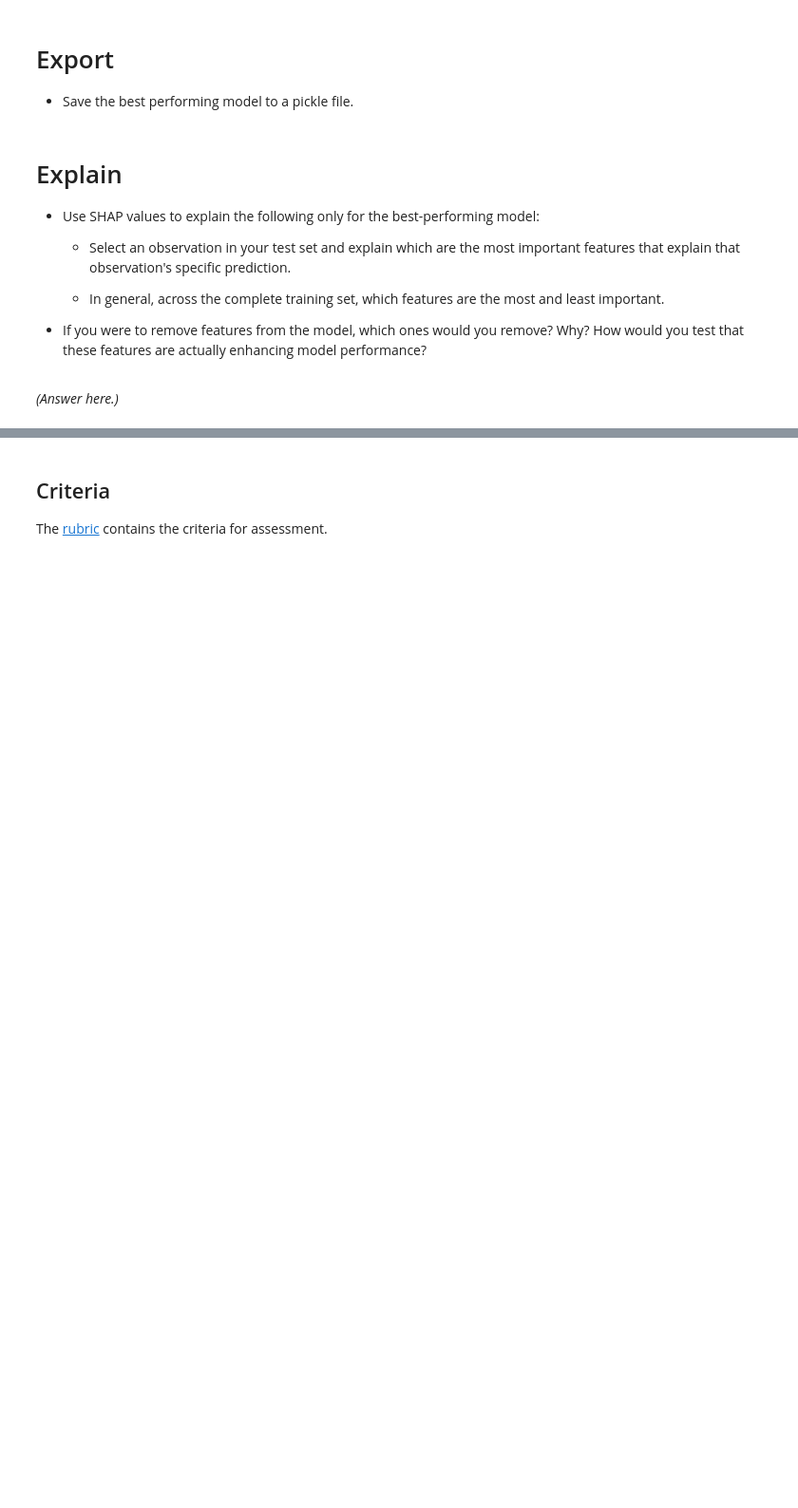
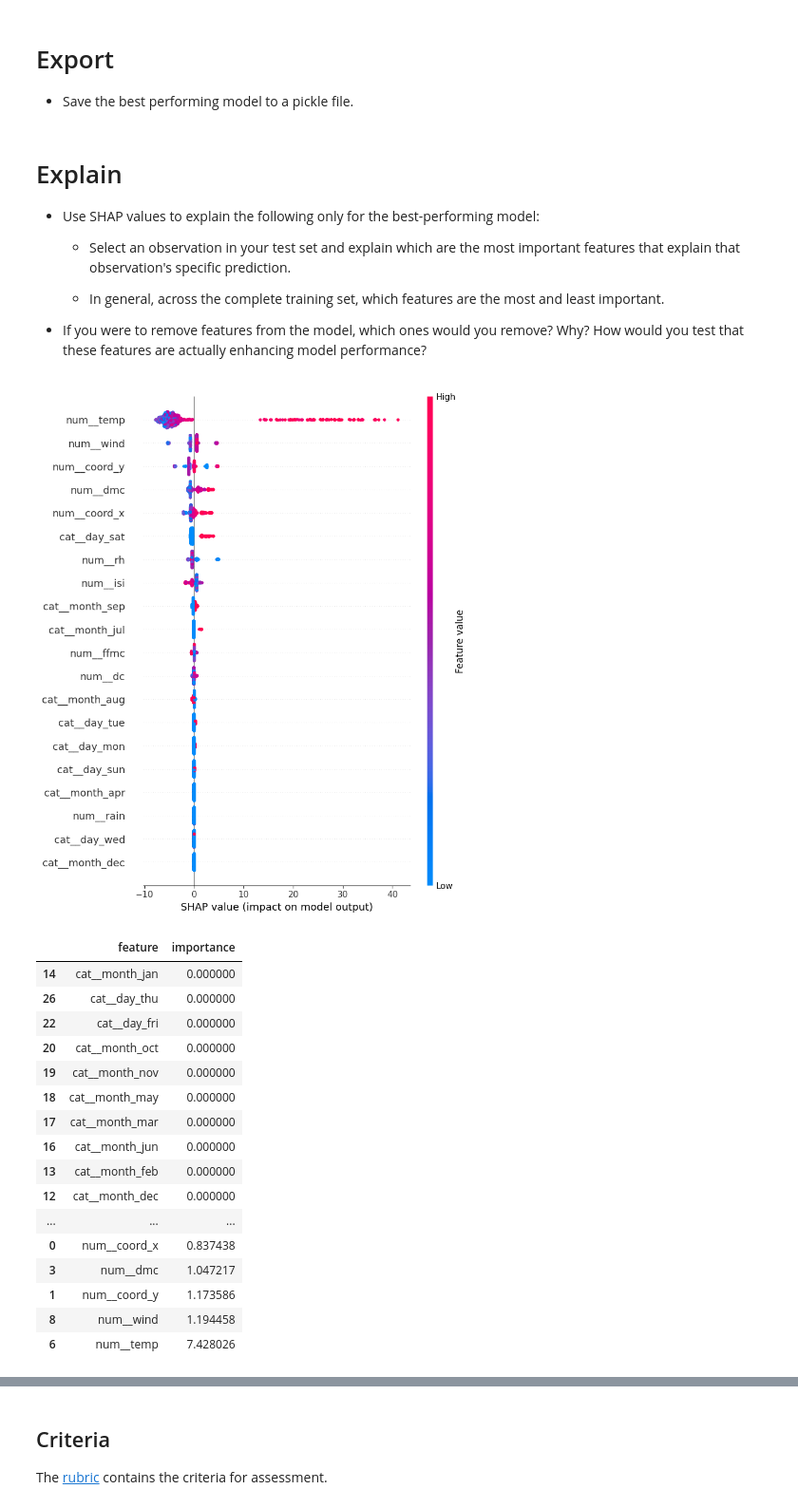
Before and after one commit to Tagimasa/production, a Jupyter notebook: 02_activities/assignments/assignment_3.ipynb, the cells around one changed output, grey strips where cells are left out. Shown: that part at 95% size. Saved outputs shown, nothing was run; the diff lists cells and outputs as text; code cells hidden in the pictures; blank space fills up the shorter version.

```diff
--- a/02_activities/assignments/assignment_3.ipynb
+++ b/02_activities/assignments/assignment_3.ipynb
@@ -234,7 +234,7 @@ print(-scores_D.mean())
 # %%
 from sklearn.model_selection import GridSearchCV, cross_val_score
 
-param_grid_A = {"regressor__n_neighbors": [1, 4, 7, 10, 13, 16],"regressor__weights": ["uniform", "distance"],"regressor__p": [1, 2]}
+param_grid_A = {"regressor__n_neighbors": [1, 5, 10, 15, 20],"regressor__weights": ["uniform", "distance"],"regressor__p": [1, 2]}
 grid_search_A = GridSearchCV(pipeline_A, param_grid_A, scoring="neg_mean_absolute_error", cv=5)
 grid_search_A.fit(X, Y)
 
@@ -246,5 +246,5 @@ print(-grid_search_A.best_score_)
 # %%
-param_grid_B = {"regressor__n_neighbors": [1, 4, 7, 10, 13, 16],"regressor__weights": ["uniform", "distance"],"regressor__p": [1, 2]}
+param_grid_B = {"regressor__n_neighbors": [1, 5, 10, 15, 20],"regressor__weights": ["uniform", "distance"],"regressor__p": [1, 2]}
 grid_search_B = GridSearchCV(pipeline_B, param_grid_B, scoring="neg_mean_absolute_error", cv=5)
 grid_search_B.fit(X, Y)
 
@@ -261,0 +279,19 @@ model B
+# %%
+
+param_distributions = {
+    "regressor__n_estimators": [100, 250, 500],
+    "regressor__max_depth": [2, 10, 15],
+    "regressor__min_samples_split": [2, 10, 15],
+    "regressor__min_samples_leaf": [2, 10, 15],
+    "regressor__bootstrap": [True, False]
+}
+
+random_search = RandomizedSearchCV(pipeline_D, param_distributions, n_iter=20, scoring="neg_mean_absolute_error", cv=5, random_state=42, n_jobs=-1)
+random_search.fit(X, Y)
+
+best_pipeline_D = random_search.best_estimator_
+best_score_D = -random_search.best_score_
+scores_D = cross_val_score(best_pipeline_D, X, Y, scoring="neg_mean_absolute_error", cv=5)
+
+print( -scores_D.mean())
+print(random_search.best_params_)
@@ -278,5 +323,30 @@ with open("pipeline_B.pkl", "wb") as f:
     - In general, across the complete training set, which features are the most and least important.
 
 + If you were to remove features from the model, which ones would you remove? Why? How would you test that these features are actually enhancing model performance?
-# %% [markdown]
-*(Answer here.)*
+# %%
+import shap
+
+shap.summary_plot(shap_values_full, best_model["preprocessing"].transform(X), feature_names=transformed_feature_names)
+
+importance_df.sort_values(by='importance', ascending=True, inplace=True)
+
+importance_df
+# %% [output]
+[figure, added]
+|  | feature | importance |
+| 14 | cat__month_jan | 0.000000 |
+| 26 | cat__day_thu | 0.000000 |
+| 22 | cat__day_fri | 0.000000 |
+| 20 | cat__month_oct | 0.000000 |
+| 19 | cat__month_nov | 0.000000 |
+| 18 | cat__month_may | 0.000000 |
+| 17 | cat__month_mar | 0.000000 |
+| 16 | cat__month_jun | 0.000000 |
+| 13 | cat__month_feb | 0.000000 |
+| 12 | cat__month_dec | 0.000000 |
+| ... | ... | ... |
+| 0 | num__coord_x | 0.837438 |
+| 3 | num__dmc | 1.047217 |
+| 1 | num__coord_y | 1.173586 |
+| 8 | num__wind | 1.194458 |
+| 6 | num__temp | 7.428026 |
```
Also changed, not shown: parts of 7 cells of this notebook.
